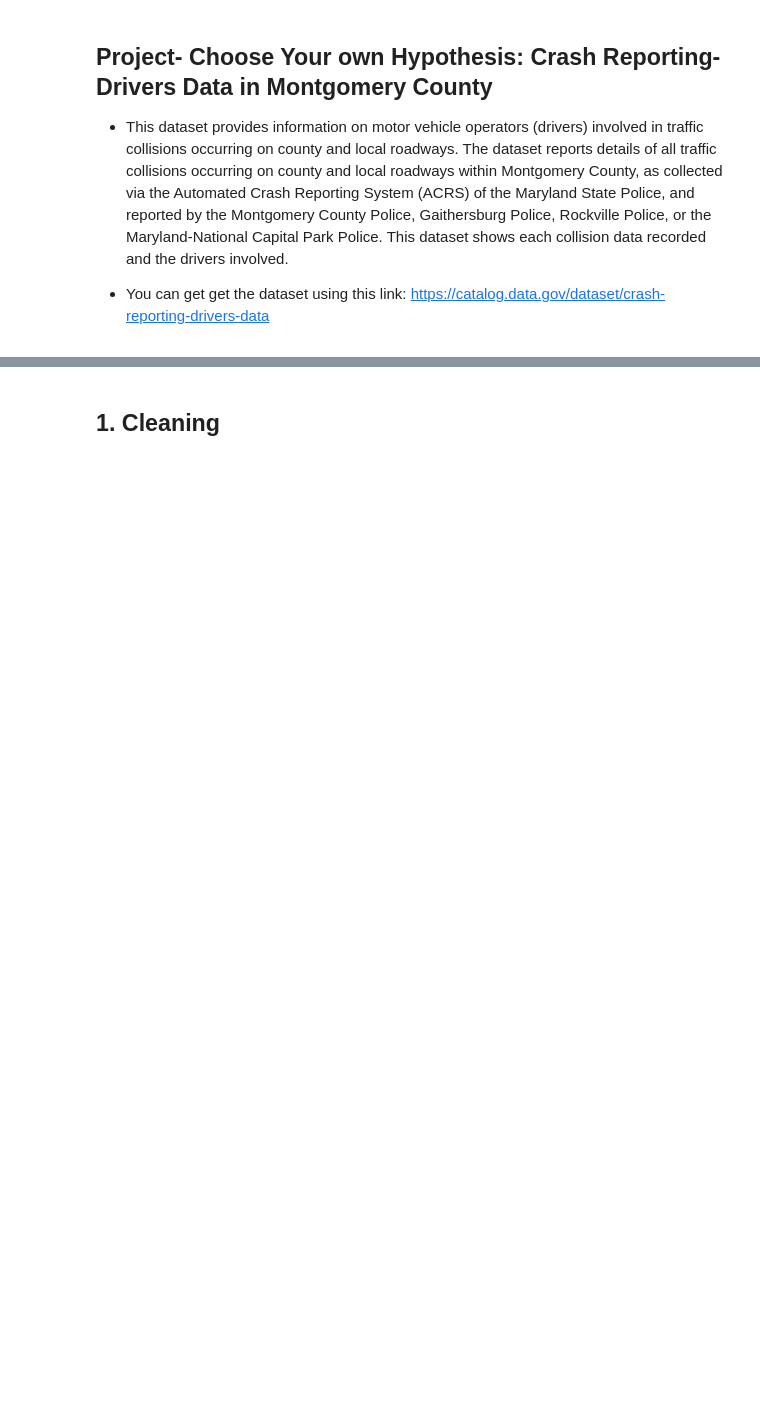
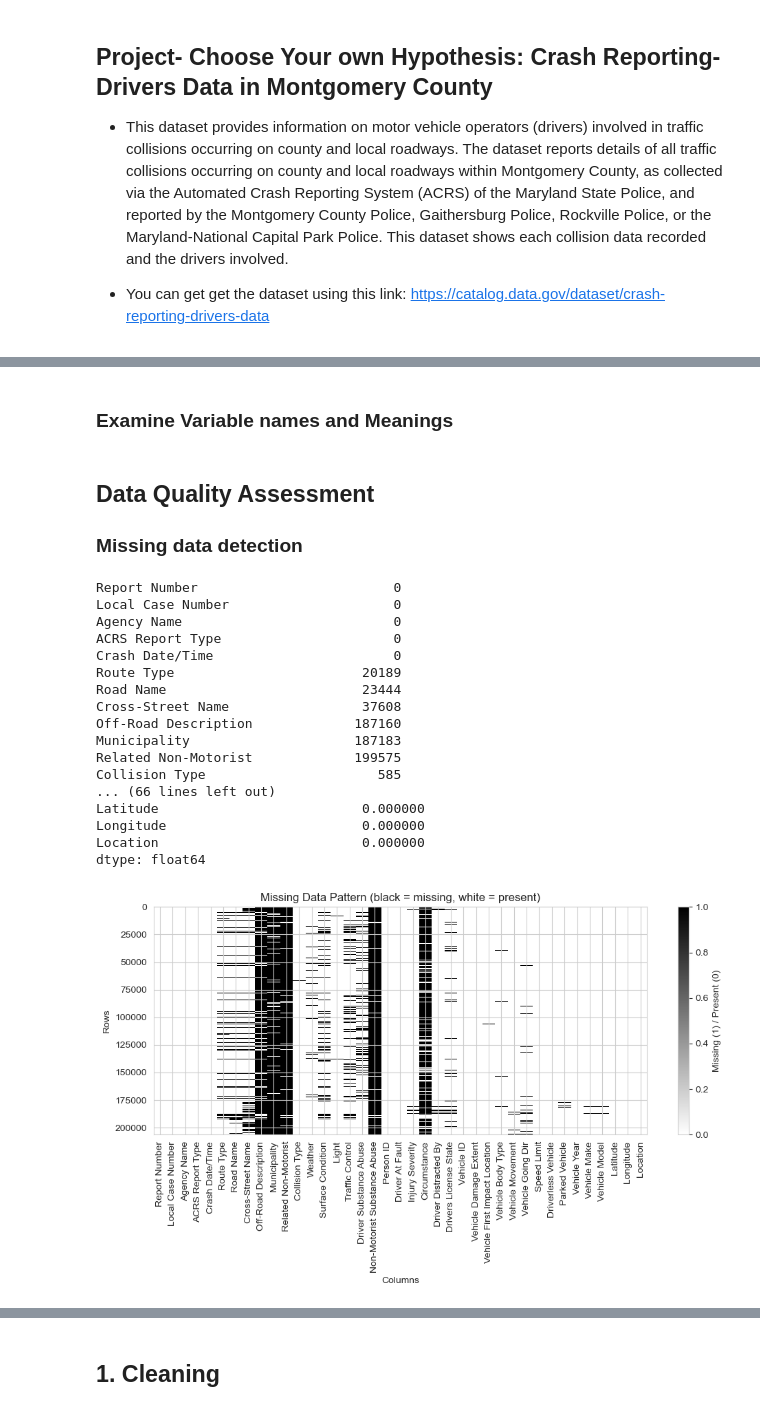
Before and after one commit to carolineayieko/project-chooseyourownhypothesis, a Jupyter notebook: choose_your_own_hypothesis.ipynb, the cells around one changed output, grey strips where cells are left out. Saved outputs shown, nothing was run; the diff lists cells and outputs as text; code cells hidden in the pictures; blank space fills up the shorter version.

```diff
--- a/choose_your_own_hypothesis.ipynb
+++ b/choose_your_own_hypothesis.ipynb
@@ -17,0 +22,18 @@ crash_data = pd.read_csv('Crash_Reporting_Drivers_Data.csv')
+# %%
+import pandas as pd
+import numpy as np
+import matplotlib.pyplot as plt
+import seaborn as sns
+
+# Set a clean visual style for our client
+sns.set_style("whitegrid")
+
+
+# load the dataset(added low_memory = False to avoid dtype warning)
+crash_data = pd.read_csv('data/Crash_Reporting_Drivers_Data.csv', low_memory = False)
+
+#basic inspection
+crash_data.head() #first five rows
+crash_data.info() # column type and non-null counts
+crash_data.describe() #summary statistics for numerical columns
+crash_data.shape #number of rows and columns
@@ -44,0 +120,47 @@ memory usage: 61.4+ MB
+# %% [markdown]
+### Examine Variable names and Meanings
+# %% [markdown]
+## Data Quality Assessment
+### Missing data detection
+# %%
+# Check the number of missing values per column
+print(crash_data.isnull().sum())
+
+# Percentage of missing values per column
+print("\nPercentage missing:")
+print(crash_data.isnull().sum() / len(crash_data) * 100)
+
+# Visualize missing data patterns
+plt.figure(figsize=(10, 6))
+plt.imshow(crash_data.isnull(), cmap='binary', aspect='auto', interpolation='nearest')
+
+# Improve the plot
+plt.title('Missing Data Pattern (black = missing, white = present)')
+plt.xlabel('Columns')
+plt.ylabel('Rows')
+plt.colorbar(label='Missing (1) / Present (0)')
+
+# Optional: Add column names as x-ticks for better interpretation (especially with many columns)
+plt.xticks(ticks=range(len(crash_data.columns)), labels=crash_data.columns, rotation=90)
+
+plt.tight_layout()  # Prevents label cutoff
+plt.show()
+# %% [output]
+Report Number                         0
+Local Case Number                     0
+Agency Name                           0
+ACRS Report Type                      0
+Crash Date/Time                       0
+Route Type                        20189
+Road Name                         23444
+Cross-Street Name                 37608
+Off-Road Description             187160
+Municipality                     187183
+Related Non-Motorist             199575
+Collision Type                      585
+... (66 lines left out)
+Latitude                          0.000000
+Longitude                         0.000000
+Location                          0.000000
+dtype: float64
+[figure, added]
```
Also changed, not shown: parts of 62 cells of this notebook.
